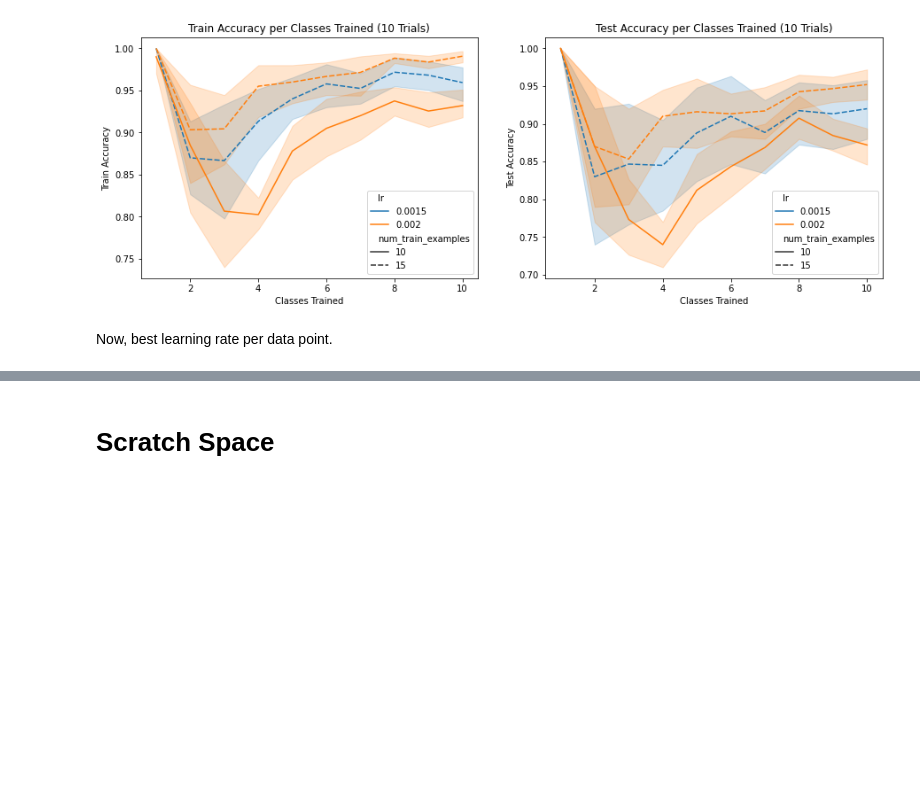
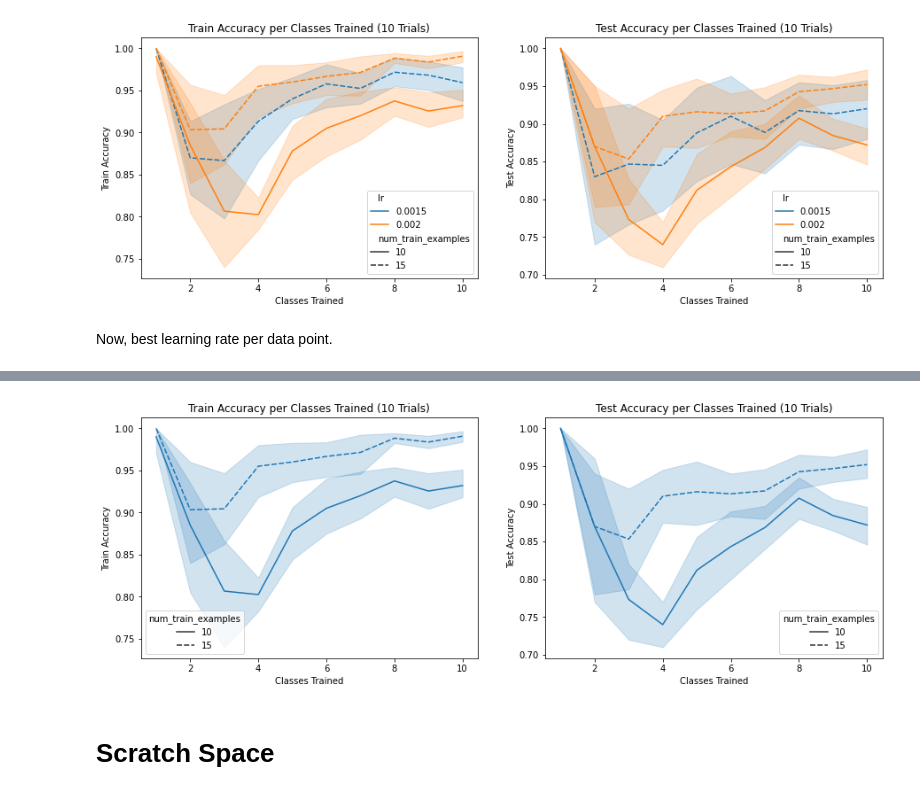
Before and after one commit to uvm-neurobotics-lab/higherANML, a Jupyter notebook: notebooks/anml-meta-test-eval.ipynb, the cells around one changed output, grey strips where cells are left out. Cells and saved outputs as stored; diff of their text form; code cells hidden in the pictures; blank space fills up the shorter version.

Commit message:
Finished plot to reproduce ANML-style results.
These plots display the best learning rate for each number of classes
trained.

```diff
--- a/notebooks/anml-meta-test-eval.ipynb
+++ b/notebooks/anml-meta-test-eval.ipynb
@@ -96,12 +99,16 @@ def select_best_lr(train_group):
     Reduces a dataframe with many learning rates to one with one learning rate, retaining all trials for the selected
     learning rate. Learning rate is selected by highest mean test accuracy.
     """
-    best_lr = train_group.groupby("lr").mean()#.max()
-    display(train_group)
-    print(best_lr)
-    print()
-    return best_lr
+    lr_perf = train_group.groupby("lr").mean()
+    # Tells us which LR is the best.
+    best_lr = lr_perf.iloc[lr_perf.loc[:, "test_acc"].argmax()].name
+    # Grabs all trials corresponding to the best LR.
+    rows = train_group.index.get_level_values("lr") == best_lr
+    # We must remove all the columns that are already specified by the group, because otherwise .apply() is not smart
+    # enough to remove them and they will be duplicated.
+    return train_group.loc[rows].reset_index(level=train_cfg_cols, drop=True)
 
 # For each point on the x-axis, select the learning rate with the best average performance over trials.
 # Need to use .apply() here because our function needs all columns at once.
-train_cfg_groups.apply(select_best_lr)
+# TODO: This duplicates the index; I don't understand why.
+best_trials_per_point = train_cfg_groups.apply(select_best_lr)
@@ -191,3 +115,26 @@ lr
+# %%
+# Plot the results from the previous cell.
+def plot_traj_per_lr(df, metric_name, colname, ax=None):
+    # We want to make sure we are not accidentally aggregating across runs with different configs.
+    ensure_unique(df, ["model", "dataset", "num_test_examples"])
+    ax = sns.lineplot(
+        data=df,
+        x="classes_trained",
+        y=colname,
+        style="num_train_examples",
+        #palette="tab10",
+        ax=ax,
+    )
+    ntrials = df.index.get_level_values("trial").nunique()
+    ax.set_title(f"{metric_name} per Classes Trained ({ntrials} Trials)")
+    ax.set_xlabel("Classes Trained")
+    ax.set_ylabel(metric_name)
+
+fig, (ax1, ax2) = plt.subplots(1, 2, figsize=(15, 5))
+plot_traj_per_lr(best_trials_per_point, "Train Accuracy", "train_acc", ax=ax1)
+plot_traj_per_lr(best_trials_per_point, "Test Accuracy", "test_acc", ax=ax2)
+# %% [output]
+[figure, added]
 # %% [markdown]
 # Scratch Space
 # %%
```
Also changed, not shown: parts of 2 cells of this notebook.
